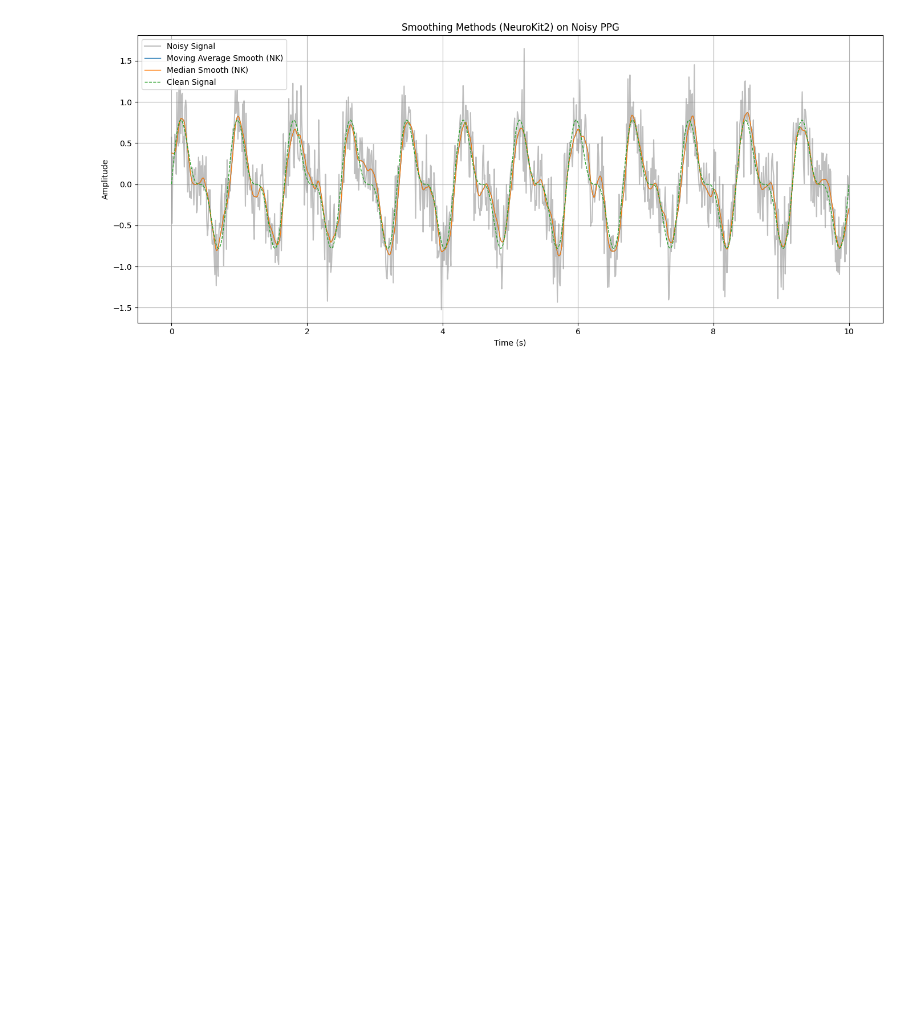
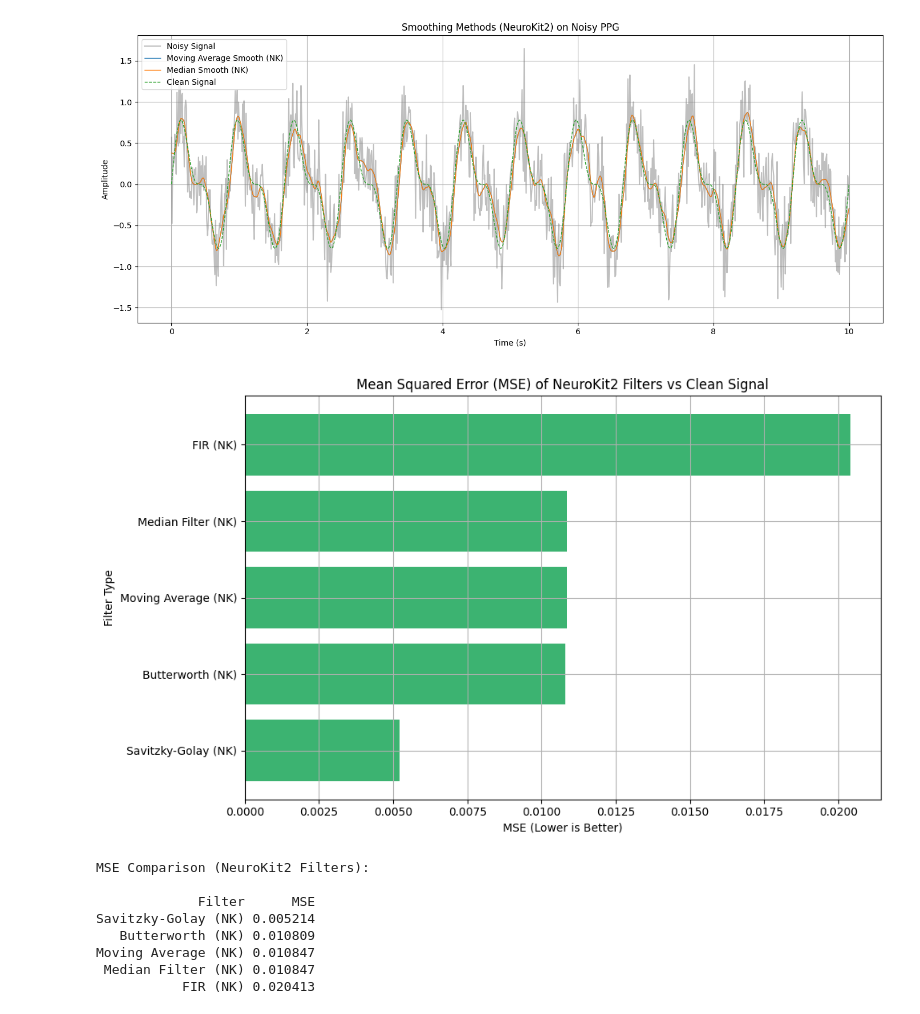
Before and after one commit to Showmick119/Benchmarking-Signal-Processing-Packages, a Jupyter notebook: neurokit_test.ipynb, the cells around one changed output. Saved outputs shown, nothing was run; the diff lists cells and outputs as text; code cells hidden in the pictures; blank space fills up the shorter version.

Commit message:
Evaluate the Neurokit2 implementation through comparison with clean PPG signal

```diff
--- a/neurokit_test.ipynb
+++ b/neurokit_test.ipynb
@@ -69,3 +69,39 @@ plt.show()
 # %% [output]
 [figure]
 [figure]
+# %%
+# Evaluation with MSE
+mse_results = {
+    "Butterworth (NK)": mean_squared_error(ppg_clean, ppg_butter),
+    "FIR (NK)": mean_squared_error(ppg_clean, ppg_fir),
+    "Savitzky-Golay (NK)": mean_squared_error(ppg_clean, ppg_savgol),
+    "Moving Average (NK)": mean_squared_error(ppg_clean, ppg_smooth),
+    "Median Filter (NK)": mean_squared_error(ppg_clean, ppg_median)
+}
+
+mse_df = pd.DataFrame(list(mse_results.items()), columns=["Filter", "MSE"])
+mse_df = mse_df.sort_values("MSE")
+
+# Plot the MSE values
+plt.figure(figsize=(10, 6))
+plt.barh(mse_df['Filter'], mse_df['MSE'], color='mediumseagreen')
+plt.title("Mean Squared Error (MSE) of NeuroKit2 Filters vs Clean Signal")
+plt.xlabel("MSE (Lower is Better)")
+plt.ylabel("Filter Type")
+plt.grid(True)
+plt.tight_layout()
+plt.show()
+
+# Display MSE values
+print("\nMSE Comparison (NeuroKit2 Filters):\n")
+print(mse_df.to_string(index=False))
+# %% [output]
+[figure, added]
+MSE Comparison (NeuroKit2 Filters):
+
+             Filter      MSE
+Savitzky-Golay (NK) 0.005214
+   Butterworth (NK) 0.010809
+Moving Average (NK) 0.010847
+ Median Filter (NK) 0.010847
+           FIR (NK) 0.020413
```
